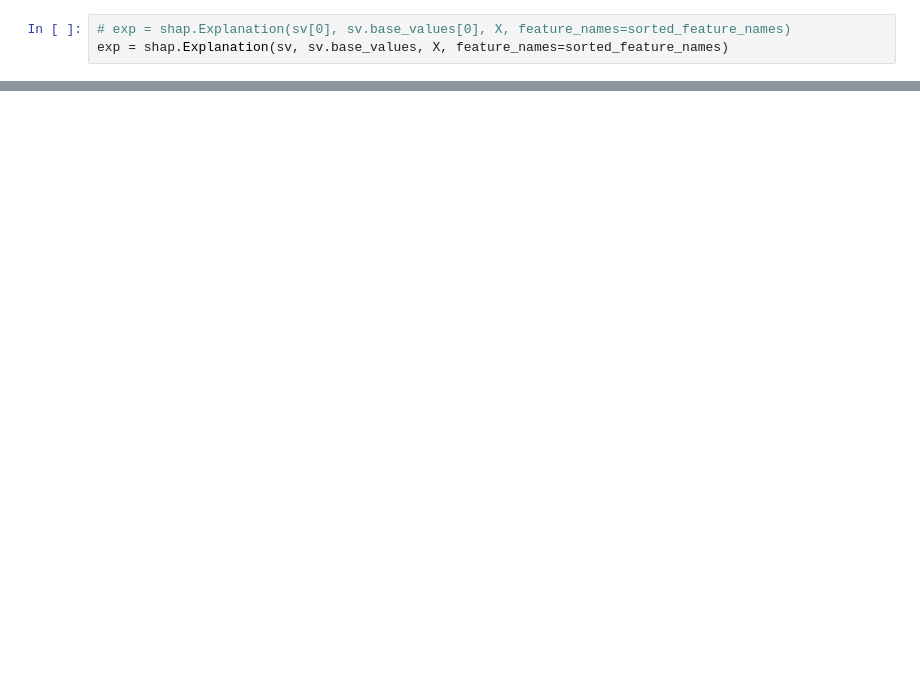
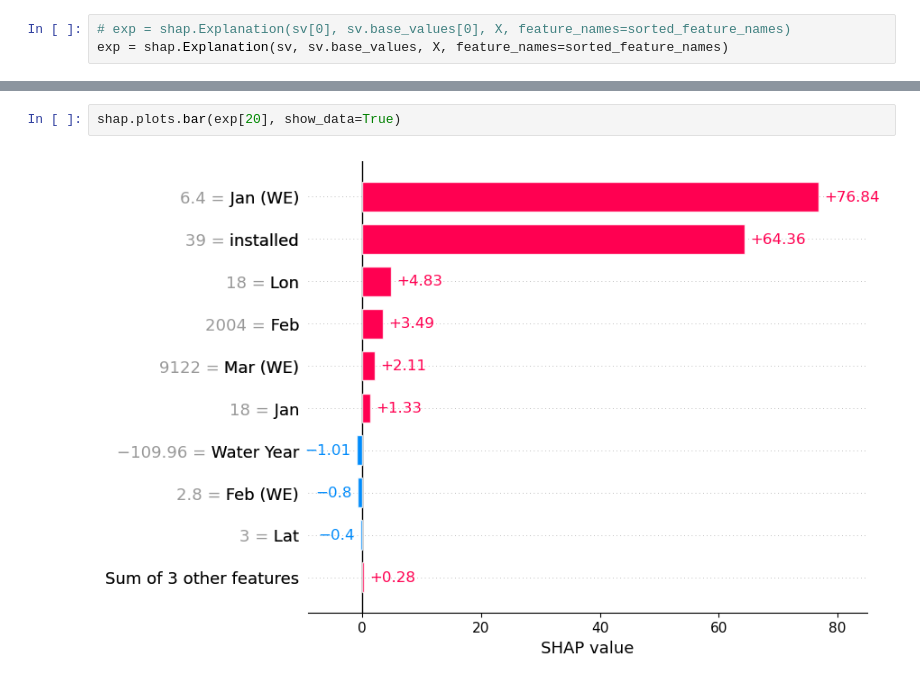
Before and after one commit to aajb99/final_proj_486, a Jupyter notebook: final_mod_rf.ipynb, the cells around one changed output, grey strips where cells are left out. Drawn from its saved outputs; the diff is of its cells as text; blank space fills up the shorter version.

```diff
--- a/final_mod_rf.ipynb
+++ b/final_mod_rf.ipynb
@@ -457,0 +473,4 @@ selected_feature_names = selected_features
+# %%
+shap.plots.bar(exp[20], show_data=True)
+# %% [output]
+[figure, added]
```
Also changed, not shown: parts of 19 cells of this notebook.
